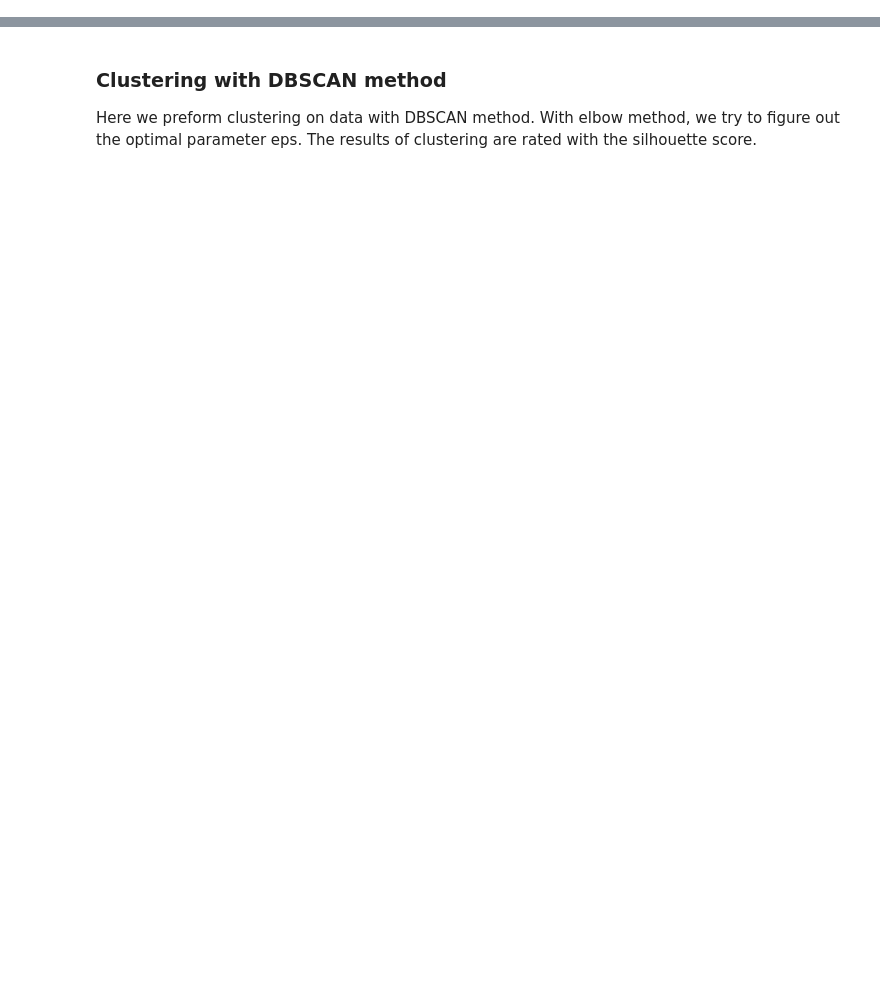
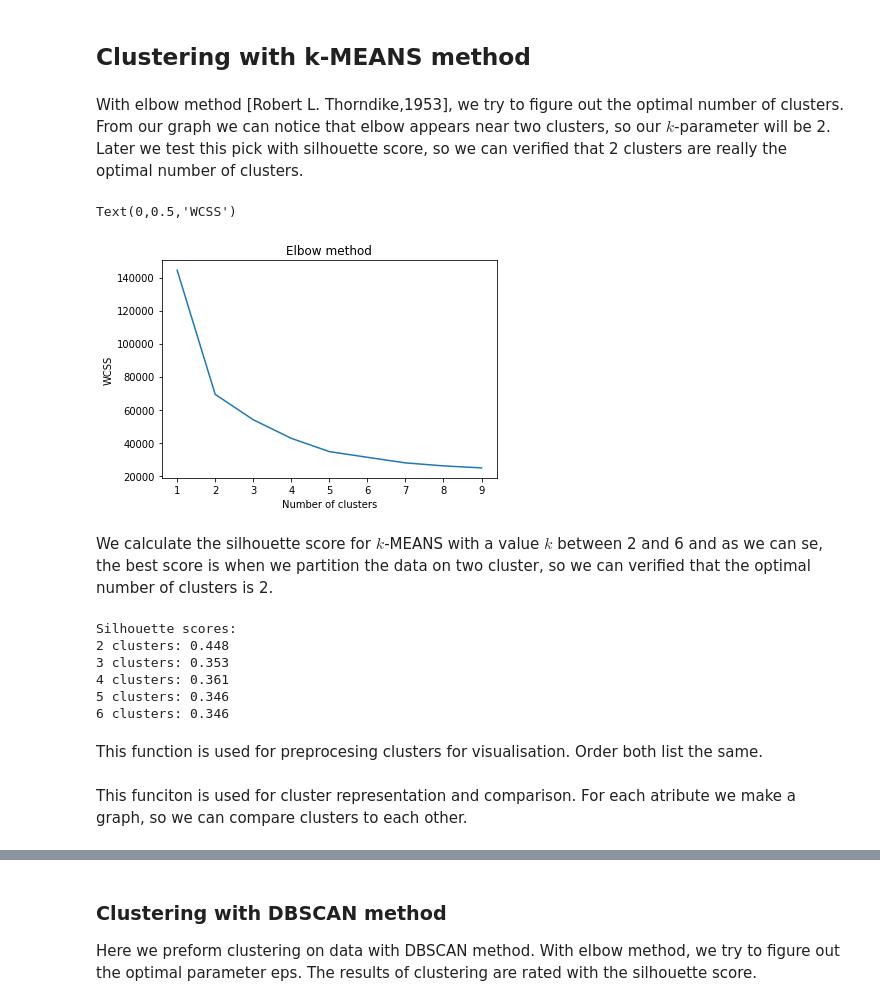
Before and after one commit to NejcDebevec/orange-survey-clustering, a Jupyter notebook: notebooks/Seminarska_porocilo.ipynb, the cells around one changed output, grey strips where cells are left out. Cells and saved outputs as stored; diff of their text form; code cells hidden in the pictures; blank space fills up the shorter version.

```diff
--- a/notebooks/Seminarska_porocilo.ipynb
+++ b/notebooks/Seminarska_porocilo.ipynb
@@ -158,9 +0,0 @@ Text(0,0.5,'WCSS')
-# %%
-results = {}
-for n_clusters in range(2,10):
-    clusterer = KMeans(n_clusters=n_clusters, random_state=1)
-    cluster_labels = clusterer.fit_predict(test)
-    silhouette_avg = silhouette_score(test, cluster_labels)
-#     print(davies_bouldin_score(test, cluster_labels)," -bouldin")
-    print(silhouette_avg," -silhouette")
-    results[n_clusters] = cluster_labels
@@ -221,0 +140,40 @@ for clusters in results:
+# %% [markdown]
+## Clustering with k-MEANS method
+# %% [markdown]
+With elbow method [Robert L. Thorndike,1953], we try to figure out the optimal number of clusters. From our graph we can notice that elbow appears near two clusters, so our $k$-parameter will be 2. Later we test this pick with silhouette score, so we can verified that 2 clusters are really the optimal number of clusters.
+# %%
+k_means_results = []
+for n_clusters in range(1,10):
+    clusterer = KMeans(n_clusters=n_clusters, random_state=1)
+    cluster_labels = clusterer.fit_predict(data)
+    k_means_results.append(clusterer.inertia_)
+plt.plot(range(1,10),k_means_results)
+plt.title("Elbow method")
+plt.xlabel("Number of clusters")
+plt.ylabel("WCSS")
+# %% [output]
+Text(0,0.5,'WCSS')
+[figure, added]
+# %% [markdown]
+We calculate the silhouette score for $k$-MEANS with a value $k$ between 2 and 6 and as we can se, the best score is when we partition the data on two cluster, so we can verified that the optimal number of clusters is 2.
+# %%
+bestScore = -1
+kmeans_labels = []
+print("Silhouette scores: ")
+for n_clusters in range(2,7):
+    clusterer = KMeans(n_clusters=n_clusters)
+    cluster_labels = clusterer.fit_predict(data)
+    silhouette_avg = silhouette_score(data, cluster_labels)
+    if silhouette_avg > bestScore:
+        bestScore = silhouette_avg
+        kmeans_labels = cluster_labels
+    print(str(n_clusters)+" clusters: "+str(round(silhouette_avg,3)))
+# %% [output]
+Silhouette scores:
+2 clusters: 0.448
+3 clusters: 0.353
+4 clusters: 0.361
+5 clusters: 0.346
+6 clusters: 0.346
+# %% [markdown]
+This function is used for preprocesing clusters for visualisation. Order both list the same.
@@ -221,0 +196,2 @@ for clusters in results:
+# %% [markdown]
+This funciton is used for cluster representation and comparison. For each atribute we make a graph, so we can compare clusters to each other.
```
Also changed, not shown: parts of 64 cells of this notebook, 8 other files.
